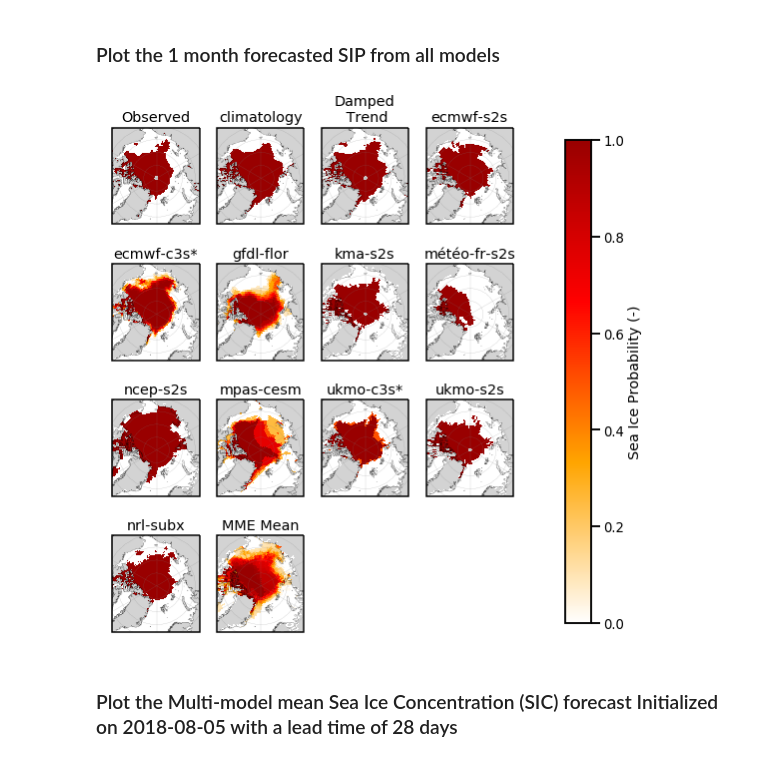
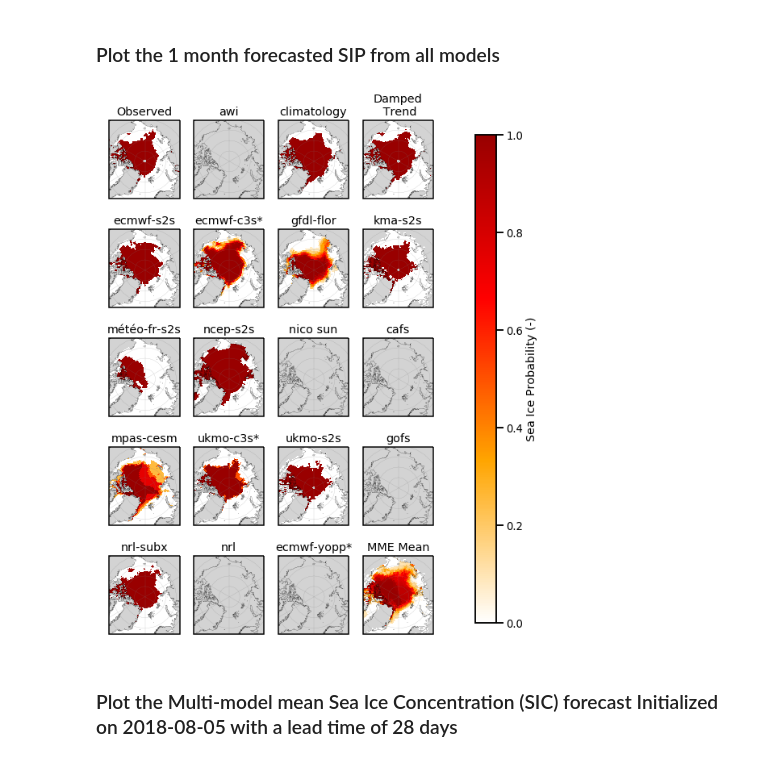
Before and after one commit to cmbitz/polar.pangeo.io-deploy, a Jupyter notebook: deployments/polar.pangeo.io/image/examples/Example_plot_SIPN2_data.ipynb, the cells around one changed output. Saved outputs shown, nothing was run; the diff lists cells and outputs as text; code cells hidden in the pictures.

Commit message:
plot all models, even if no data for target period

```diff
--- a/deployments/polar.pangeo.io/image/examples/Example_plot_SIPN2_data.ipynb
+++ b/deployments/polar.pangeo.io/image/examples/Example_plot_SIPN2_data.ipynb
@@ -127,35 +129,35 @@ for ft in [ds_sic.fore_time.values[fore_time_i]]:
     c_ft_ds = ds_sic.SIP.sel(fore_time=ft, init_end=init_end_v)
 
     # Drop models without any data
-    c_ft_ds = c_ft_ds.where(c_ft_ds.notnull().sum(dim=['x','y'])>0, drop=True)
+    #c_ft_ds = c_ft_ds.where(c_ft_ds.notnull().sum(dim=['x','y'])>0, drop=True)
 
     # Determine number of rows and columns
     nrows = np.int(np.ceil(np.sqrt(c_ft_ds.model.size)))
     ncols = int(np.ceil(c_ft_ds.model.size/nrows))
     Nplots = c_ft_ds.model.size + 1
 
     # New Plot
     central_extent = [-3850000*0.6, 3725000*0.6, -5325000*0.45, 5850000*0.45]
     (f, axes) = ice_plot.multi_polar_axis(ncols=ncols, nrows=nrows, Nplots=Nplots,
                                           extent=central_extent, central_longitude=0,
                                          sizefcter=1.2)
 
     for (i, cmod) in enumerate(c_ft_ds.model.values):
         if cmod in c_ft_ds.model.values:
             # Plot
             add_subplot_title(cmod, E, ax=axes[i])
             p = c_ft_ds.isel(fore_time=0).sel(model=cmod).plot.pcolormesh(ax=axes[i], x='lon', y='lat',
                                   transform=ccrs.PlateCarree(),
                                   add_colorbar=False,
                                   cmap=cmap_c,
                                   vmin=c_vmin, vmax=c_vmax)
             add_subplot_title(cmod, E, ax=axes[i])
     # Make pretty
     cbar_ax = f.add_axes([1, 0.15, 0.05, 0.7])
     cbar = f.colorbar(p, cax=cbar_ax, label=c_label, orientation='vertical')
     cbar.set_ticks(np.arange(0,1.1,0.2))
 # %% [output]
-[figure, old version]
+[figure, new version]
 # %% [markdown]
 ### Plot the Multi-model mean Sea Ice Concentration (SIC) forecast Initialized on 2018-08-05 with a lead time of 28 days
 # %%
```
Also changed, not shown: parts of 2 cells of this notebook.
